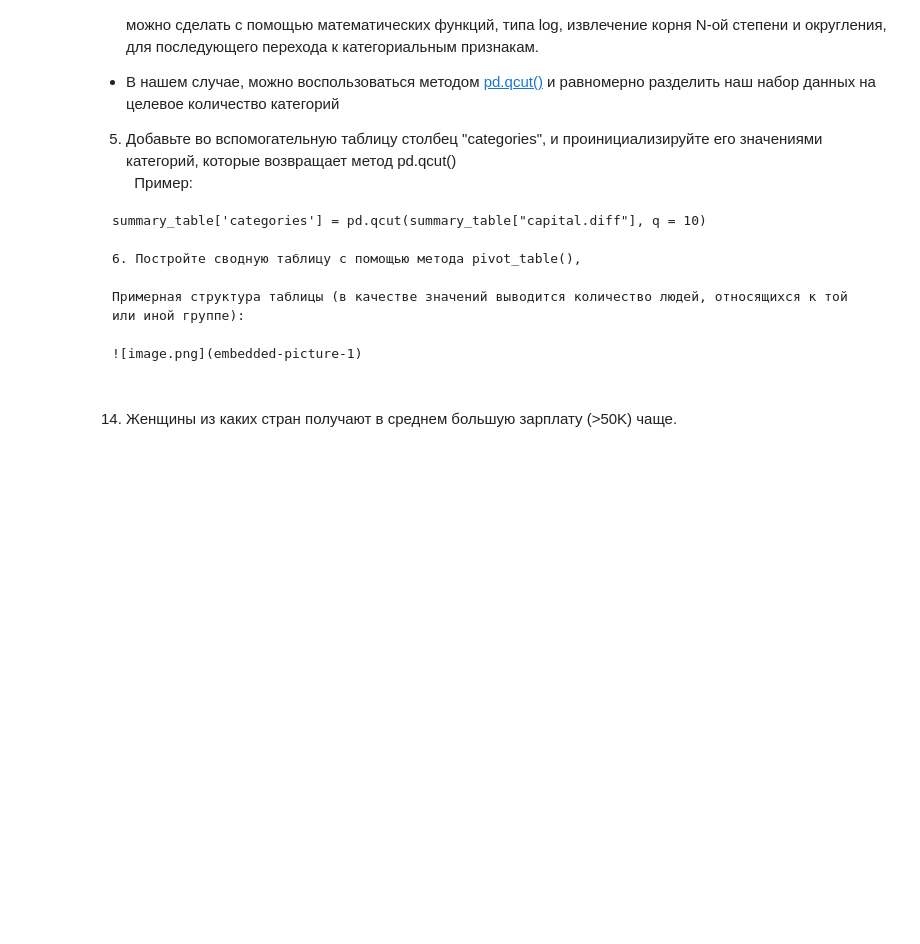
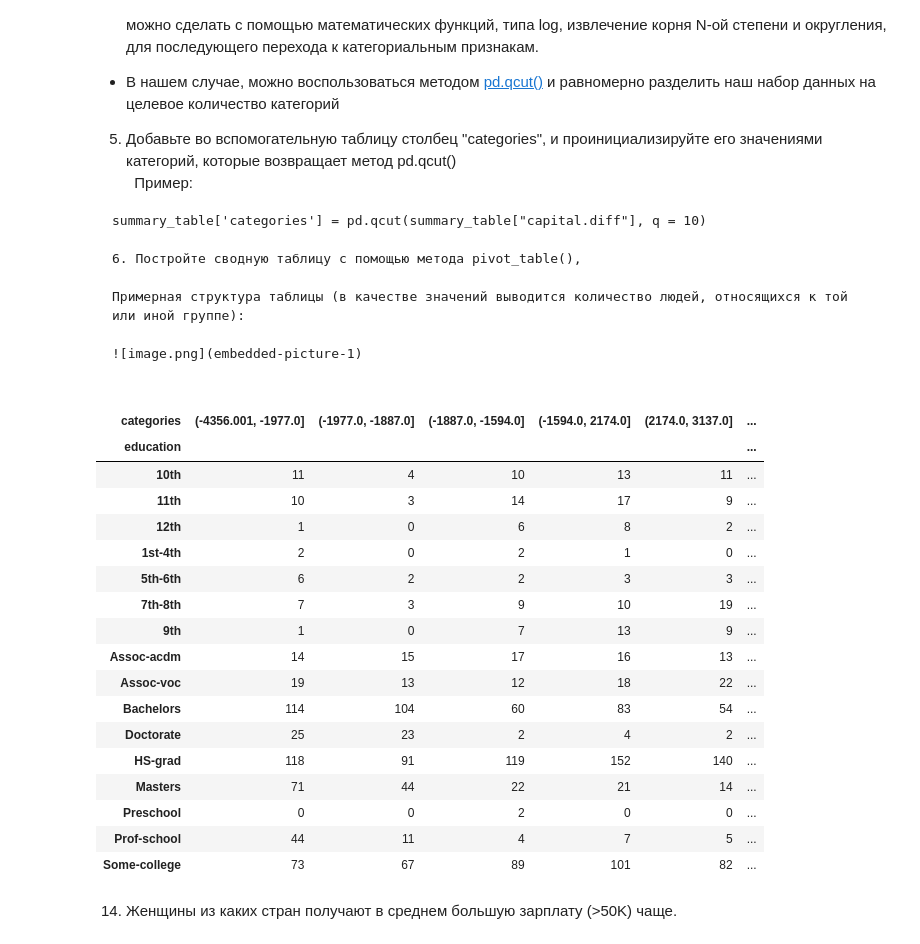
Before and after one commit to re-side/ml_basic, a Jupyter notebook: Практическая_работа_№3_Библиотека_Pandas.ipynb, the cells around one changed output. Saved outputs shown, nothing was run; the diff lists cells and outputs as text; code cells hidden in the pictures; blank space fills up the shorter version.

```diff
--- a/Практическая_работа_№3_Библиотека_Pandas.ipynb
+++ b/Практическая_работа_№3_Библиотека_Pandas.ipynb
@@ -89,3 +210,11 @@ df.head()
 
 
 ![image.png](embedded-picture-1)
+# %%
+df['income_clean'] = df['income'].str.strip()
+
+pd.pivot_table(df,
+               values='hours.per.week',
+               index='native.country',
+               columns='income_clean',
+               aggfunc='mean')
@@ -110,5 +258,42 @@ summary_table['categories'] = pd.qcut(summary_table["capital.diff"], q = 10)
 Примерная структура таблицы (в качестве значений выводится количество людей, относящихся к той или иной группе):
 
 ![image.png](embedded-picture-1)
+# %%
+# таблица
+summary_table = pd.DataFrame({'education': df['education']})
+
+# разность
+summary_table['capital.diff'] = df['capital.gain'] - df['capital.loss']
+
+# удаляем нули
+summary_table = summary_table[summary_table['capital.diff'] != 0]
+
+# разбиваем на 10 категорий
+summary_table['categories'] = pd.qcut(summary_table['capital.diff'], q=10)
+
+# сводная таблица
+summary_table.pivot_table(index='education',
+                          columns='categories',
+                          aggfunc='size', # людей в пересечении
+                          fill_value=0)
+# %% [output]
+| categories | (-4356.001, -1977.0] | (-1977.0, -1887.0] | (-1887.0, -1594.0] | (-1594.0, 2174.0] | (2174.0, 3137.0] | ... |
+| education |  |  |  |  |  | ... |
+| 10th | 11 | 4 | 10 | 13 | 11 | ... |
+| 11th | 10 | 3 | 14 | 17 | 9 | ... |
+| 12th | 1 | 0 | 6 | 8 | 2 | ... |
+| 1st-4th | 2 | 0 | 2 | 1 | 0 | ... |
+| 5th-6th | 6 | 2 | 2 | 3 | 3 | ... |
+| 7th-8th | 7 | 3 | 9 | 10 | 19 | ... |
+| 9th | 1 | 0 | 7 | 13 | 9 | ... |
+| Assoc-acdm | 14 | 15 | 17 | 16 | 13 | ... |
+| Assoc-voc | 19 | 13 | 12 | 18 | 22 | ... |
+| Bachelors | 114 | 104 | 60 | 83 | 54 | ... |
+| Doctorate | 25 | 23 | 2 | 4 | 2 | ... |
+| HS-grad | 118 | 91 | 119 | 152 | 140 | ... |
+| Masters | 71 | 44 | 22 | 21 | 14 | ... |
+| Preschool | 0 | 0 | 2 | 0 | 0 | ... |
+| Prof-school | 44 | 11 | 4 | 7 | 5 | ... |
+| Some-college | 73 | 67 | 89 | 101 | 82 | ... |
 # %% [markdown]
 14) Женщины из каких стран получают в среднем большую зарплату (>50K) чаще.
```
Also changed, not shown: parts of 18 cells of this notebook.
